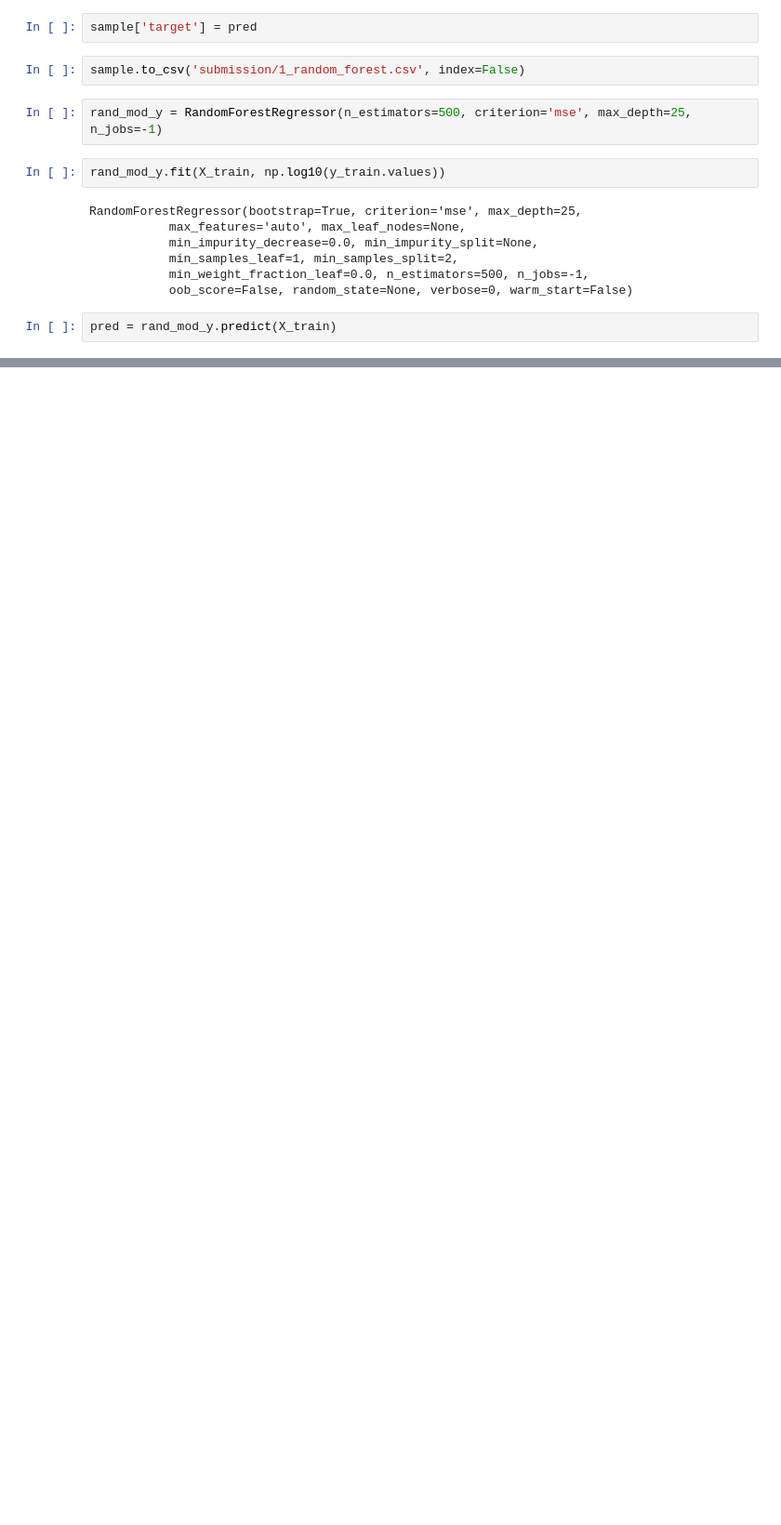
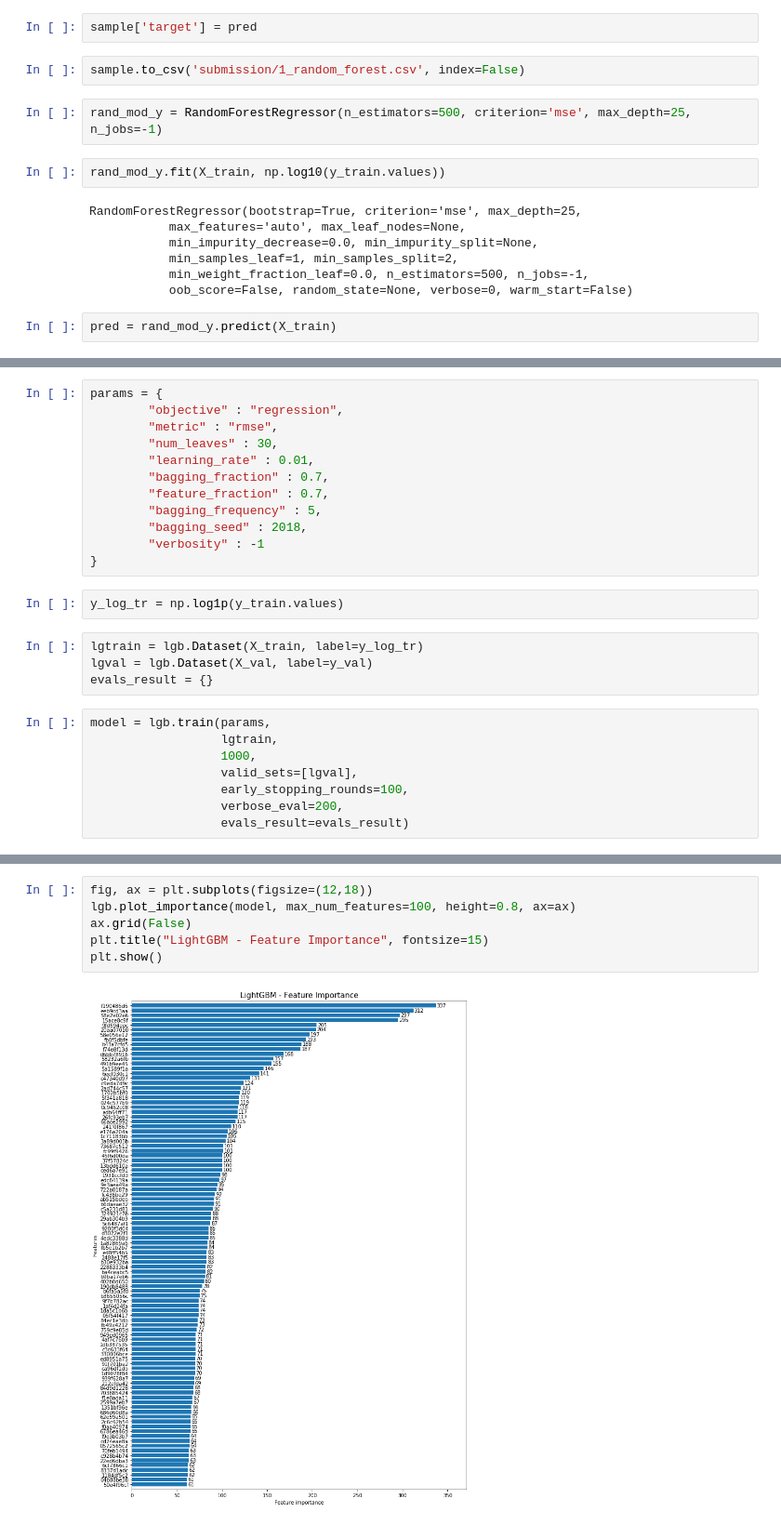
Before and after one commit to shrishty/kaggle, a Jupyter notebook: santander/Santendar.ipynb, the cells around one changed output, grey strips where cells are left out. Shown at 93% size. Saved outputs shown, nothing was run; the diff lists cells and outputs as text; blank space fills up the shorter version.

Commit message:
Light GBM and Random forest, prediction with log

```diff
--- a/santander/Santendar.ipynb
+++ b/santander/Santendar.ipynb
@@ -220,0 +291,26 @@ from xgboost import XGBRegressor
+# %%
+params = {
+        "objective" : "regression",
+        "metric" : "rmse",
+        "num_leaves" : 30,
+        "learning_rate" : 0.01,
+        "bagging_fraction" : 0.7,
+        "feature_fraction" : 0.7,
+        "bagging_frequency" : 5,
+        "bagging_seed" : 2018,
+        "verbosity" : -1
+}
+# %%
+y_log_tr = np.log1p(y_train.values)
+# %%
+lgtrain = lgb.Dataset(X_train, label=y_log_tr)
+lgval = lgb.Dataset(X_val, label=y_val)
+evals_result = {}
+# %%
+model = lgb.train(params,
+                  lgtrain,
+                  1000,
+                  valid_sets=[lgval],
+                  early_stopping_rounds=100,
+                  verbose_eval=200,
+                  evals_result=evals_result)
@@ -220,0 +330,8 @@ from xgboost import XGBRegressor
+# %%
+fig, ax = plt.subplots(figsize=(12,18))
+lgb.plot_importance(model, max_num_features=100, height=0.8, ax=ax)
+ax.grid(False)
+plt.title("LightGBM - Feature Importance", fontsize=15)
+plt.show()
+# %% [output]
+[figure, added]
```
Also changed, not shown: parts of 28 cells of this notebook.
